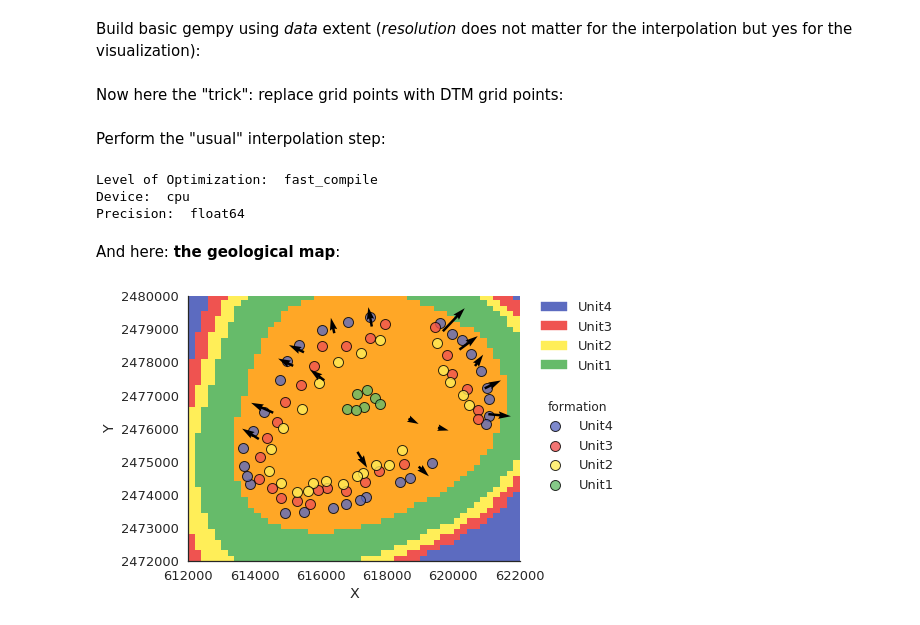
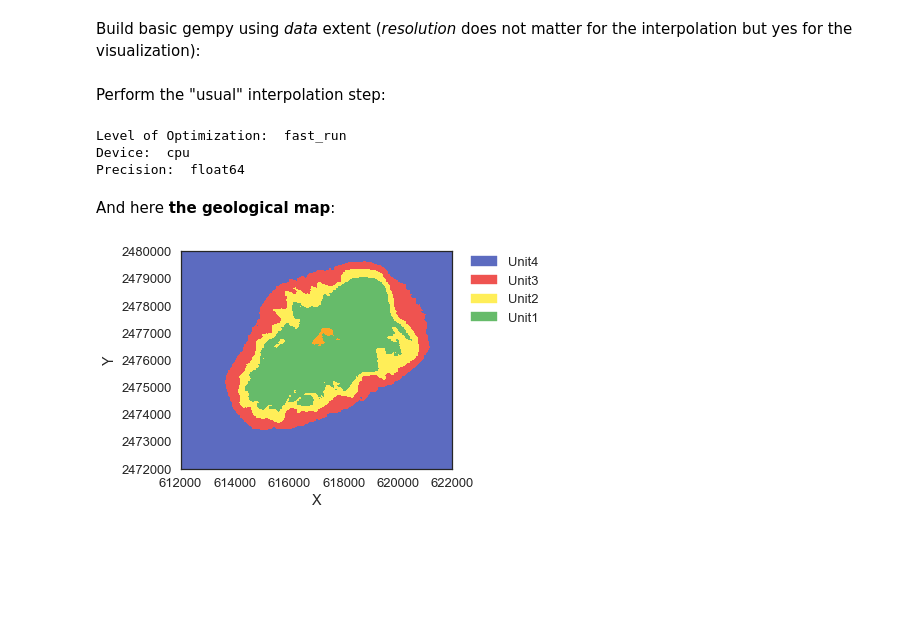
Before and after one commit to cgre-aachen/remote-geomod, a Jupyter notebook: notebooks/03_geological_modeling.ipynb, the cells around one changed output. Cells and saved outputs as stored; diff of their text form; code cells hidden in the pictures; blank space fills up the shorter version.

Commit message:
- assertions for vtk viz functionality - clean up of nb3 - colored geomap export

```diff
--- a/notebooks/03_geological_modeling.ipynb
+++ b/notebooks/03_geological_modeling.ipynb
@@ -32,7 +29,7 @@ geo_data=gp.create_data(extent=[612000, 622000, 2472000, 2480000, -1000, 1000],
 **Note**: you can keep the provided names, or adjust them to suit your own definitions
 </div>
 # %%
-order_formations = ["Unit4", "Unit3", "Unit2", "Unit1"]
+formation_order = ["Unit4", "Unit3", "Unit2", "Unit1"]
 # %% [markdown]
 With the code in the next cell, we define the order of the geological formations and obtain an overview of the stratigraphic pile.
 
@@ -40,7 +37,7 @@ With the code in the next cell, we define the order of the geological formations
 **Note**: We only have one modeling "series" in this case. A series (in this modeling context) is defined as a sequence of (sub-)parallel surfaces. However, the order of the "Units" is important and should reflect the actual relative age ordering you interpret from GoogleEarth.
 </div>
 # %%
-gp.set_series(geo_data, {"Default series": order_formations},
-             order_formations = order_formations)
+gp.set_series(geo_data, {"Default series": formation_order},
+             order_formations = formation_order)
 # %% [output]
 <gempy.sequential_pile.StratigraphicPile at 0x...>
@@ -182,12 +170,13 @@ points = np.array(list(zip(XX.ravel(), YY.ravel(), dtm[::-1,:].T.ravel())))
 # %% [markdown]
 Build basic gempy using _data_ extent (_resolution_ does not matter  for the interpolation but yes for the visualization):
 # %%
-geo_data=gp.create_data(extent=[612000, 622000, 2472000, 2480000, -1000, 1000],
-                        resolution=[339,271,1],
-                        path_f = "../data/gempy_foliations.csv",
-                        path_i = "../data/gempy_interfaces.csv")
+geo_data_geomap = gp.create_data(extent=[612000, 622000, 2472000, 2480000, -1000, 1000],
+                                 resolution=[339, 271, 1],
+                                 path_f = "../data/gempy_foliations.csv",
+                                 path_i = "../data/gempy_interfaces.csv")
 
-gp.set_series(geo_data, {"Default series": np.unique(geo_data.interfaces["formation"].values)},
-             order_formations = order_formations, verbose=0)
+gp.set_series(geo_data_geomap, {"Default series": formation_order},
+             order_formations = formation_order, verbose=0)
+
+#N ow here the "trick": replace grid points with DTM grid points:
+geo_data.grid.grid = points
-# %% [markdown]
-Now here the "trick": replace grid points with DTM grid points:
@@ -196,15 +183,15 @@ geo_data.grid.grid = points
 # %% [markdown]
 Perform the "usual" interpolation step:
 # %%
-interp_data = gp.InterpolatorInput(geo_data, dtype="float64")
-lith_block, fault_block = gp.compute_model(interp_data)
+interp_data_geomap = gp.InterpolatorInput(geo_data, dtype="float64")
+lith_block, fault_block = gp.compute_model(interp_data_geomap)
 # %% [output]
-Level of Optimization:  fast_compile
+Level of Optimization:  fast_run
 Device:  cpu
 Precision:  float64
 # %% [markdown]
-And here: **the geological map**:
+And here **the geological map**:
 # %%
-gp.plot_section(geo_data,lith_block[0], 0, direction='z', plot_data=True)
+gp.plot_section(geo_data_geomap, lith_block[0], 0, direction='z', plot_data=False)
 # %% [output]
-[figure, old version]
+[figure, new version]
```
Also changed, not shown: parts of 39 cells of this notebook.
